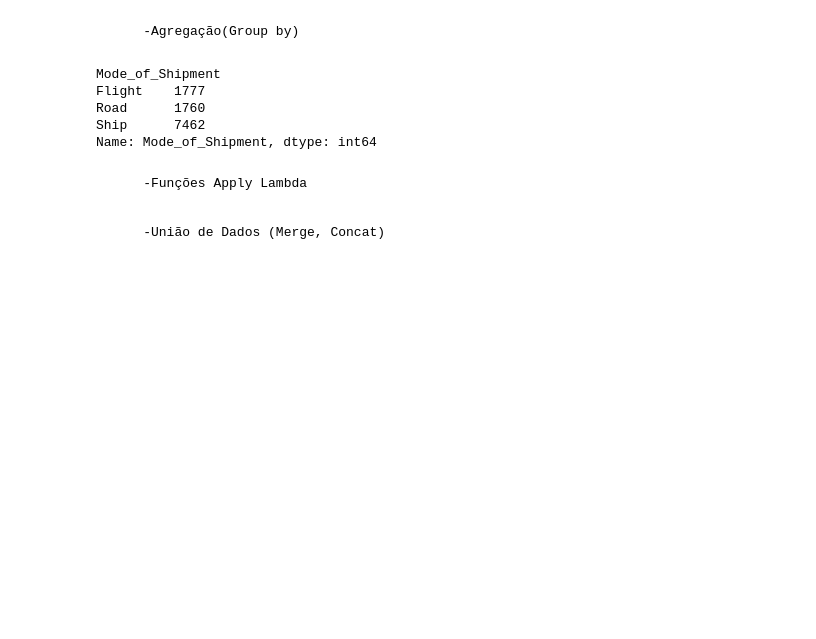
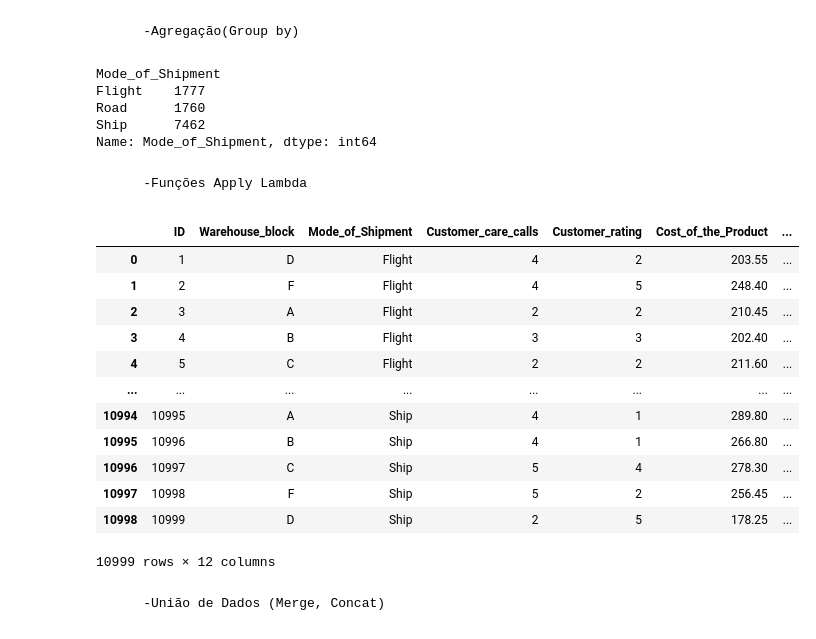
Before and after one commit to wolfwm/learningDS, a Jupyter notebook: ECommerceShippingData/ECom_shipping_data.ipynb, the cells around one changed output. Drawn from its saved outputs; the diff is of its cells as text; code cells hidden in the pictures; blank space fills up the shorter version.

```diff
--- a/ECommerceShippingData/ECom_shipping_data.ipynb
+++ b/ECommerceShippingData/ECom_shipping_data.ipynb
@@ -133,5 +133,25 @@ Ship      7462
 Name: Mode_of_Shipment, dtype: int64
 # %% [markdown]
         -Funções Apply Lambda
+# %%
+ecsd_copy = ecsd.copy()
+# %%
+ecsd_copy['Cost_of_the_Product'] = ecsd_copy.apply(lambda x: x['Cost_of_the_Product']*1.15,axis=1)
+# %%
+ecsd_copy
+# %% [output]
+|  | ID | Warehouse_block | Mode_of_Shipment | Customer_care_calls | Customer_rating | Cost_of_the_Product | ... |
+| 0 | 1 | D | Flight | 4 | 2 | 203.55 | ... |
+| 1 | 2 | F | Flight | 4 | 5 | 248.40 | ... |
+| 2 | 3 | A | Flight | 2 | 2 | 210.45 | ... |
+| 3 | 4 | B | Flight | 3 | 3 | 202.40 | ... |
+| 4 | 5 | C | Flight | 2 | 2 | 211.60 | ... |
+| ... | ... | ... | ... | ... | ... | ... | ... |
+| 10994 | 10995 | A | Ship | 4 | 1 | 289.80 | ... |
+| 10995 | 10996 | B | Ship | 4 | 1 | 266.80 | ... |
+| 10996 | 10997 | C | Ship | 5 | 4 | 278.30 | ... |
+| 10997 | 10998 | F | Ship | 5 | 2 | 256.45 | ... |
+| 10998 | 10999 | D | Ship | 2 | 5 | 178.25 | ... |
+10999 rows × 12 columns
 # %% [markdown]
         -União de Dados (Merge, Concat)
```
Also changed, not shown: parts of 3 cells of this notebook.
